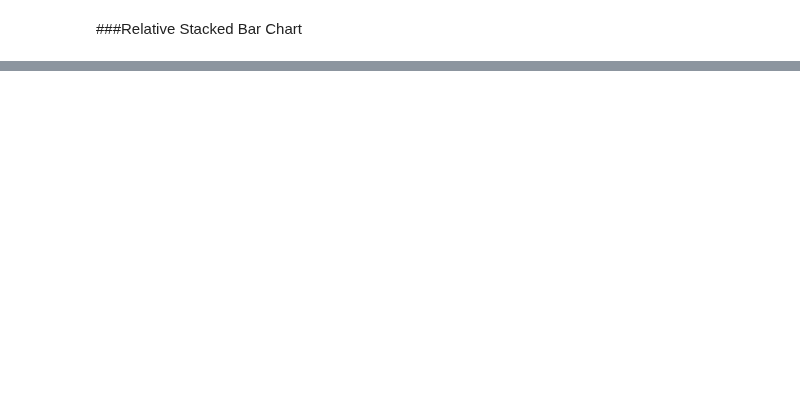
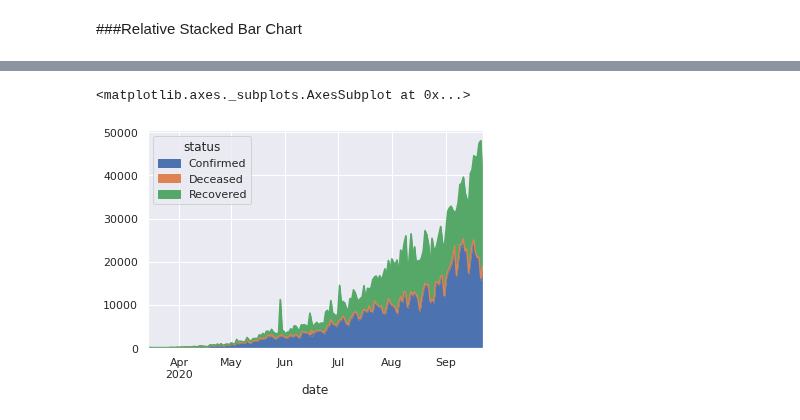
Before and after one commit to ajayks1974/learn_tools_tech, a Jupyter notebook: fds/fds_wk12_visualization.ipynb, the cells around one changed output, grey strips where cells are left out. Drawn from its saved outputs; the diff is of its cells as text; code cells hidden in the pictures; blank space fills up the shorter version.

```diff
--- a/fds/fds_wk12_visualization.ipynb
+++ b/fds/fds_wk12_visualization.ipynb
@@ -393,0 +407,5 @@ plt.xticks(rotation=90);
+# %%
+df_ = df[['mh', 'date', 'status']]
+# %%
+df_['mh'] = pd.to_numeric(df_['mh'])
+df_['date'] = pd.to_datetime(df_['date'])
@@ -393,0 +433,2 @@ plt.xticks(rotation=90);
+# %%
+df_ = df_.pivot_table(values='mh',index='date', columns='status')
@@ -393,0 +445,5 @@ plt.xticks(rotation=90);
+# %%
+df_.plot.area()
+# %% [output]
+<matplotlib.axes._subplots.AxesSubplot at 0x...>
+[figure, added]
```
Also changed, not shown: parts of 31 cells of this notebook.
